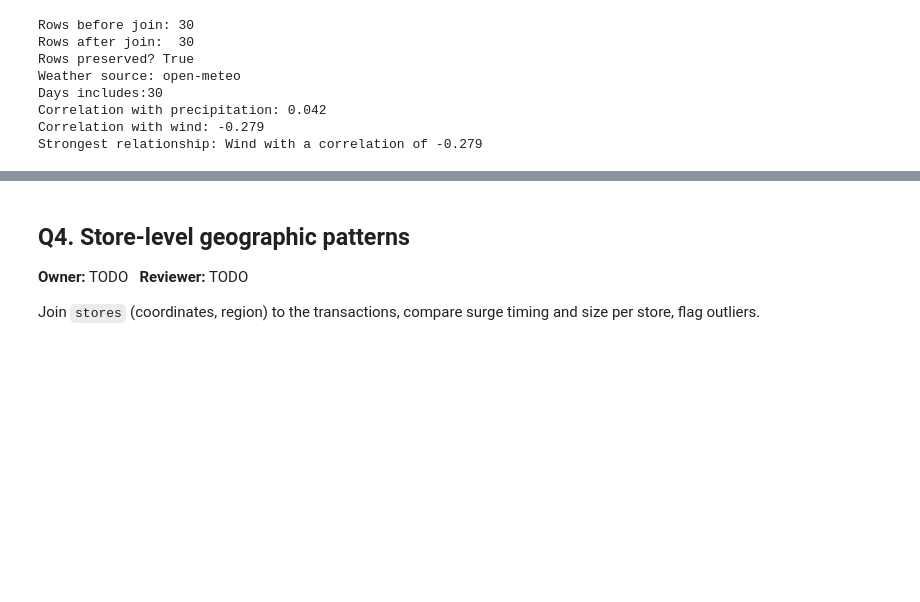
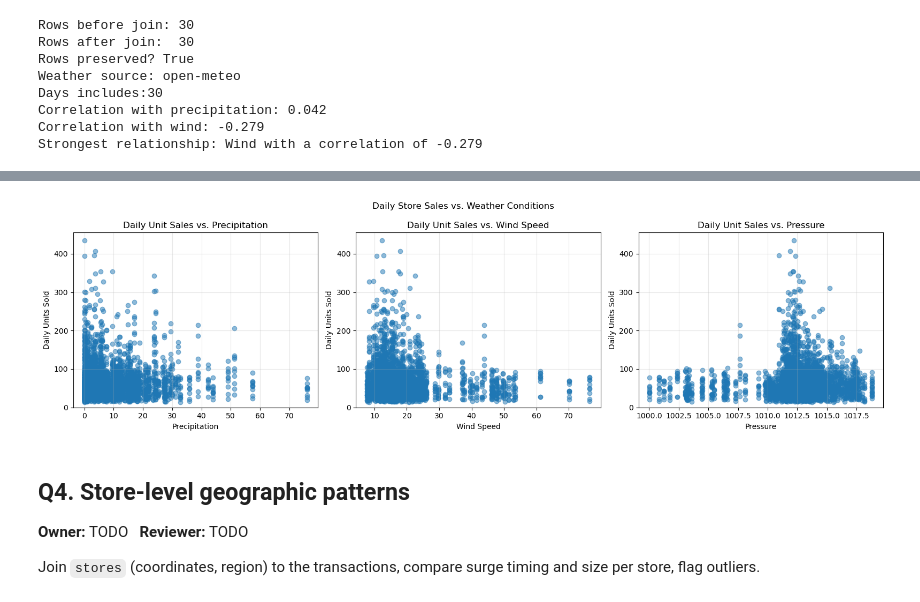
Before and after one commit to amulyasundaresan/Midterm-1, a Jupyter notebook: Notebooks/midterm_combined_notebook_1.ipynb, the cells around one changed output, grey strips where cells are left out. Drawn from its saved outputs; the diff is of its cells as text; code cells hidden in the pictures; blank space fills up the shorter version.

Commit message:
q3 correlation and lag charts, weather vs daily sales by category graphs

```diff
--- a/Notebooks/midterm_combined_notebook_1.ipynb
+++ b/Notebooks/midterm_combined_notebook_1.ipynb
@@ -1354,0 +1345,19 @@ plt.show()
+# %%
+# weather correlations with daily sales
+weather_variables = [
+    'precipitation',
+    'wind_speed',
+    'pressure'
+]
+
+overall_correlations = (
+    sales_weather_store[
+        ['total_units'] + weather_variables
+    ]
+    .corr(numeric_only=True)['total_units']
+    .drop('total_units')
+    .sort_values(key=abs, ascending=False)
+)
+
+print('\nOverall correlations with daily units sold:')
+display(overall_correlations.to_frame('correlation').round(3))
@@ -1355,3 +1469,28 @@ plt.show()
+# %%
+# Remove missing value rows only for vars being analyzed
+sales_weather_store = sales_weather_store.dropna(
+    subset=['total_units', 'precipitation', 'wind_speed', 'pressure']
+).copy()
+
+# Correlation chart
+fig, axes = plt.subplots(1, 3, figsize=(16, 4.5))
+for ax, variable in zip(axes, weather_variables):
+    ax.scatter(
+        sales_weather_store[variable],
+        sales_weather_store['total_units'],
+        alpha=0.5
+    )
+    ax.set_ylim(bottom=0)
+    ax.set_title(f'Daily Unit Sales vs. {variable.replace("_", " ").title()}')
+    ax.set_xlabel(variable.replace('_', ' ').title())
+    ax.set_ylabel('Daily Units Sold')
+    ax.grid(alpha=0.3)
+
+plt.suptitle('Daily Store Sales vs. Weather Conditions')
+plt.tight_layout()
+plt.show()
+# %% [output]
+[figure, added]
 # %% [markdown]
 ## Q4. Store-level geographic patterns
 **Owner:** TODO &nbsp; **Reviewer:** TODO
```
Also changed, not shown: parts of 9 cells of this notebook.
